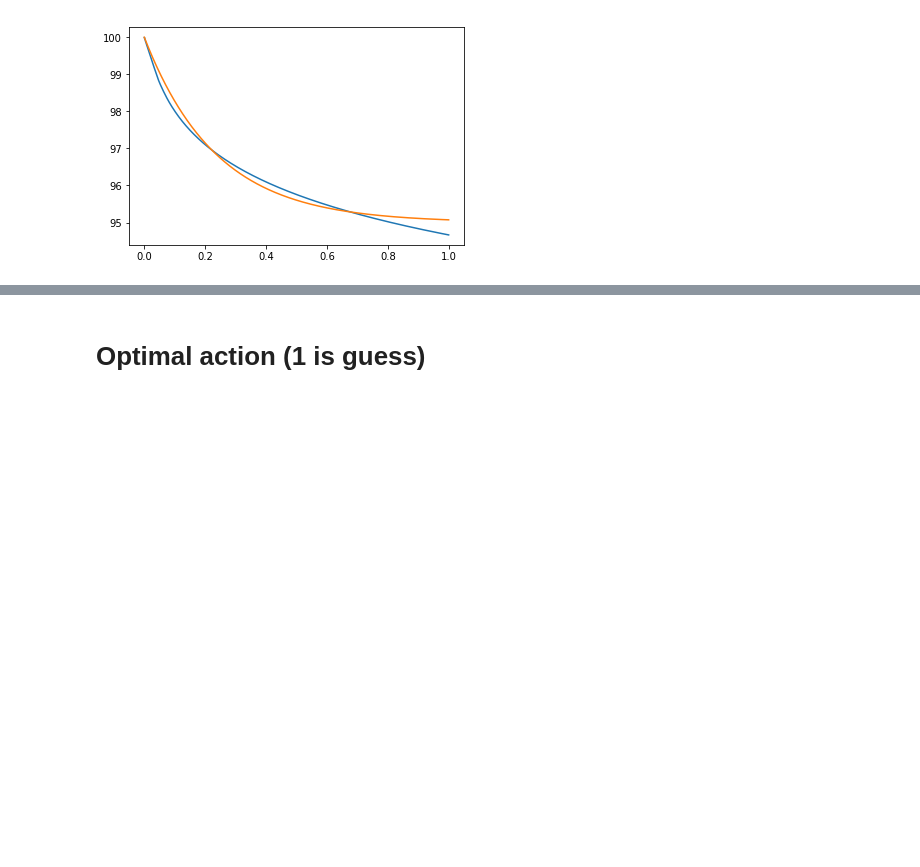
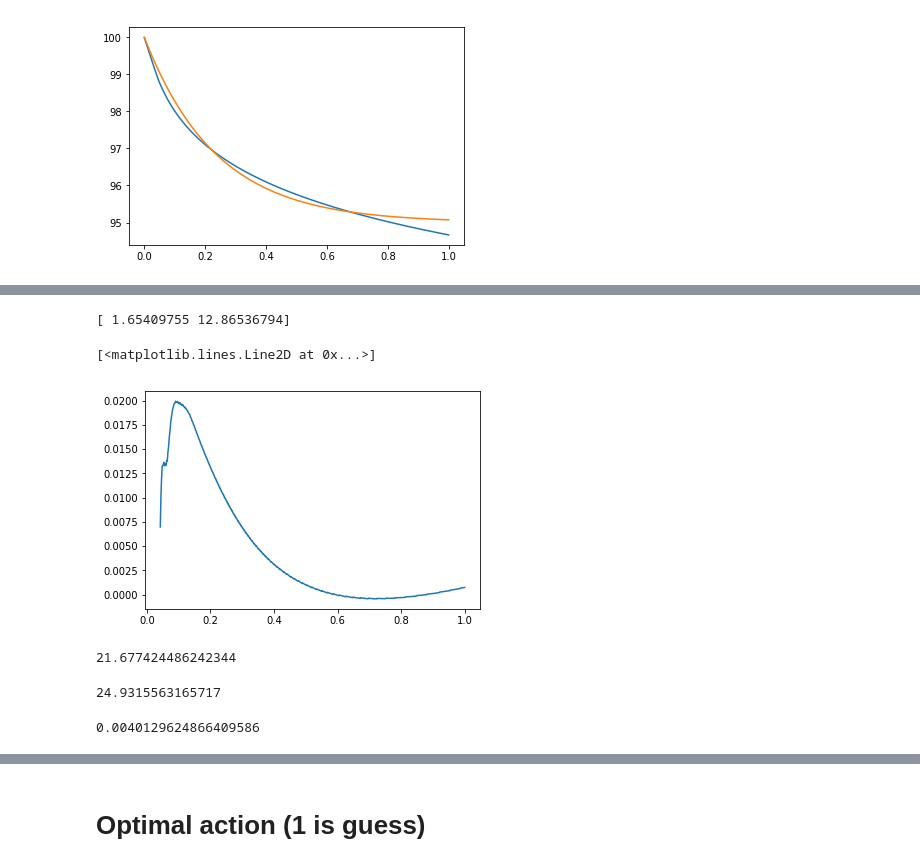
Before and after one commit to Simba-loo/lawandknn, a Jupyter notebook: guess-query-model/dp.ipynb, the cells around one changed output, grey strips where cells are left out. Saved outputs shown, nothing was run; the diff lists cells and outputs as text; code cells hidden in the pictures; blank space fills up the shorter version.

```diff
--- a/guess-query-model/dp.ipynb
+++ b/guess-query-model/dp.ipynb
@@ -43,0 +84,16 @@ plt.plot(original.discretization, f(original.discretization, *popt))
+# %%
+def f(x, b, c):
+    return 100*(1 - 0.042/4) - b* np.log(1 + c*(x - 0.042))
+#     return 100*(1 - 0.042/4) - b* np.log(c * x)
+
+
+popt, pcov = curve_fit(f, original.discretization[500:], original.expected_value_function[500:])
+print(popt)
+
+# plt.plot(original.discretization[42:], original.expected_value_function[42:])
+# plt.plot(original.discretization[42:], f(original.discretization[42:], *popt))
+plt.plot(original.discretization[42:], f(original.discretization[42:], *popt) - original.expected_value_function[42:])
+# %% [output]
+[ 1.65409755 12.86536794]
+[<matplotlib.lines.Line2D at 0x...>]
+[figure, added]
@@ -43,0 +111,8 @@ plt.plot(original.discretization, f(original.discretization, *popt))
+# %%
+popt[0] * popt[1]
+# %% [output]
+21.677424486242344
+# %%
+(original.expected_value_function[0] - original.expected_value_function[42])/0.042
+# %% [output]
+24.9315563165717
@@ -43,0 +121,4 @@ plt.plot(original.discretization, f(original.discretization, *popt))
+# %%
+np.max(original.expected_value_function[42:] - f(original.discretization[42:], *popt))
+# %% [output]
+0.0040129624866409586
```
Also changed, not shown: parts of 14 cells of this notebook, 1 other file.
